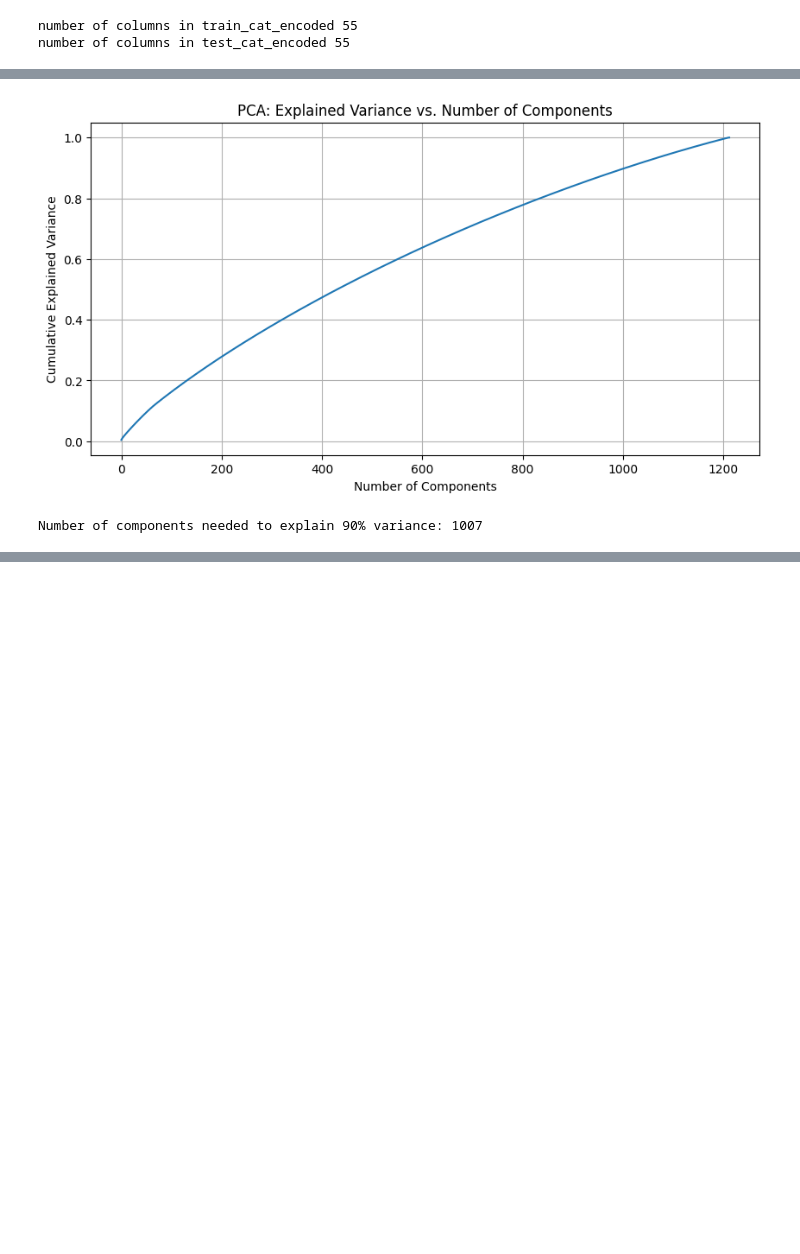
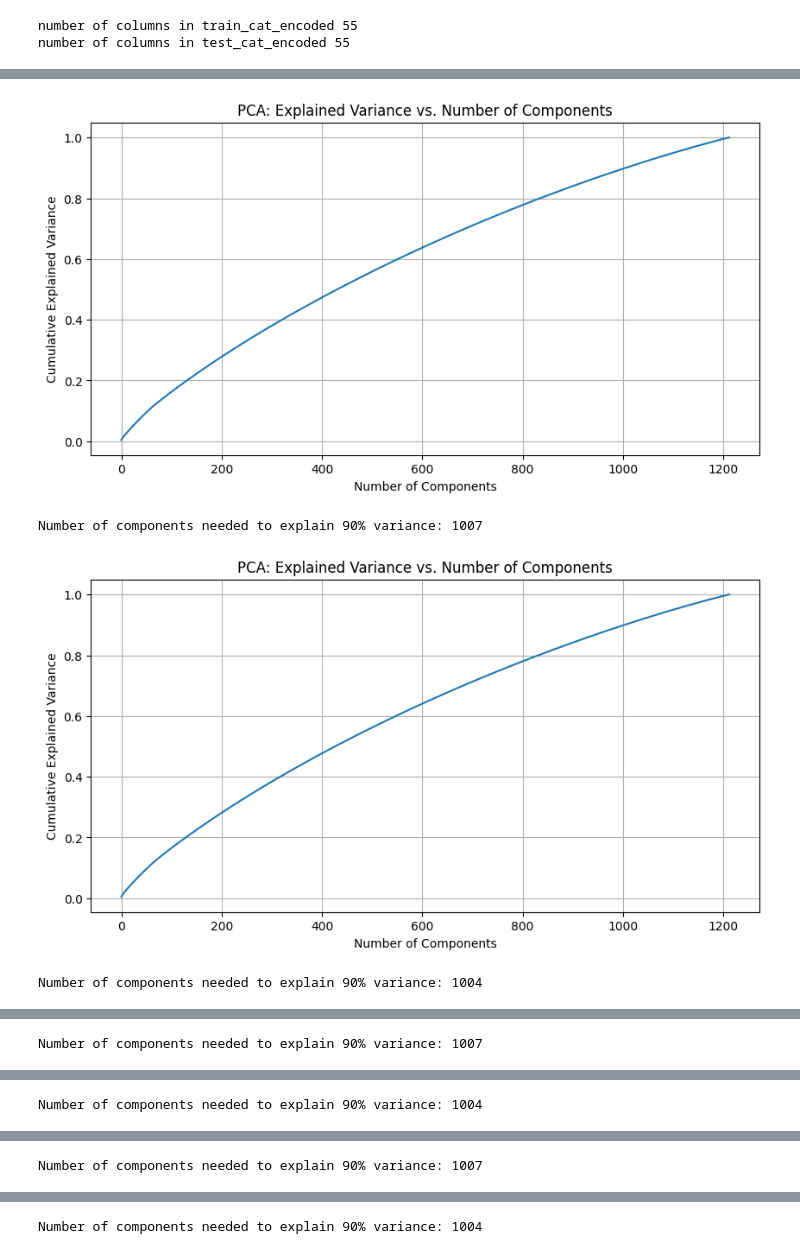
Before and after one commit to julia-epshtein/WiDS-Datathon-Team-25, a Jupyter notebook: notebooks/preprocessing/je_preprocessing.ipynb, the cells around one changed output, grey strips where cells are left out. Drawn from its saved outputs; the diff is of its cells as text; code cells hidden in the pictures; blank space fills up the shorter version.

```diff
--- a/notebooks/preprocessing/je_preprocessing.ipynb
+++ b/notebooks/preprocessing/je_preprocessing.ipynb
@@ -117,8 +150,15 @@ test_df = fill_missing_values(test_df)
 # %%
 # Train and Test Split
-X_train = train_df.drop(columns=['participant_id'])
-y_train = train_solutions.drop(columns=['participant_id'])
+def split_data(train_df, test_df, train_solutions):
+    """Split data into features and target."""
+    X_train = train_df.drop(columns=['participant_id'])
+    y_train = train_solutions.drop(columns=['participant_id'])
 
-X_test = test_df.drop(columns=['participant_id'])
+    X_test = test_df.drop(columns=['participant_id'])
+    return X_train, y_train, X_test
+
+X_train_outer, y_train_outer, X_test_outer = split_data(train_df_outer, test_df_outer, train_solutions)
+X_train_left, y_train_left, X_test_left = split_data(train_df_left, test_df_left, train_solutions)
+X_train_right, y_train_right, X_test_right = split_data(train_df_right, test_df_right, train_solutions)
 # %%
 # Normalize Data using Standard Scaler
@@ -132,19 +192,33 @@ X_test_normalized = pd.DataFrame(X_test_normalized, columns=X_test.columns)
 # %%
-# Determine optimal components to explain 90% variance
-pca_full = PCA().fit(X_train_normalized)
-cumulative_variance = np.cumsum(pca_full.explained_variance_ratio_)
-n_components_90 = np.argmax(cumulative_variance >= 0.90) + 1
+# Get best number of Components for PCA
+def determine_optimal_components(X_train_normalized):
+    """Determine the optimal number of components to explain 90% variance."""
+    pca_full = PCA().fit(X_train_normalized)
+    cumulative_variance = np.cumsum(pca_full.explained_variance_ratio_)
+    n_components_90 = np.argmax(cumulative_variance >= 0.90) + 1
 
-# Plot cumulative explained variance
-plt.figure(figsize=(10, 5))
-plt.plot(cumulative_variance)
-plt.xlabel('Number of Components')
-plt.ylabel('Cumulative Explained Variance')
-plt.title('PCA: Explained Variance vs. Number of Components')
-plt.grid()
-plt.show()
+    # Plot cumulative explained variance
+    plt.figure(figsize=(10, 5))
+    plt.plot(cumulative_variance)
+    plt.xlabel('Number of Components')
+    plt.ylabel('Cumulative Explained Variance')
+    plt.title('PCA: Explained Variance vs. Number of Components')
+    plt.grid()
+    plt.show()
 
-print(f"Number of components needed to explain 90% variance: {n_components_90}")
+    print(f"Number of components needed to explain 90% variance: {n_components_90}")
+    return n_components_90
+
+n_components_outer_standard = determine_optimal_components(X_train_outer_standard)
+n_components_outer_minmax = determine_optimal_components(X_train_outer_minmax)
+
+n_components_left_standard = determine_optimal_components(X_train_left_standard)
+n_components_left_minmax = determine_optimal_components(X_train_left_minmax)
+
+n_components_right_standard = determine_optimal_components(X_train_right_standard)
+n_components_right_minmax = determine_optimal_components(X_train_right_minmax)
 # %% [output]
 [figure]
 Number of components needed to explain 90% variance: 1007
+[figure, added]
+Number of components needed to explain 90% variance: 1004
@@ -150,0 +226 @@ Number of components needed to explain 90% variance: 1007
+Number of components needed to explain 90% variance: 1007
@@ -150,0 +228 @@ Number of components needed to explain 90% variance: 1007
+Number of components needed to explain 90% variance: 1004
@@ -150,0 +230 @@ Number of components needed to explain 90% variance: 1007
+Number of components needed to explain 90% variance: 1007
@@ -151,2 +232,3 @@ Number of components needed to explain 90% variance: 1007
+Number of components needed to explain 90% variance: 1004
 # %%
 # PCA
```
Also changed, not shown: parts of 16 cells of this notebook, 1 other file.
